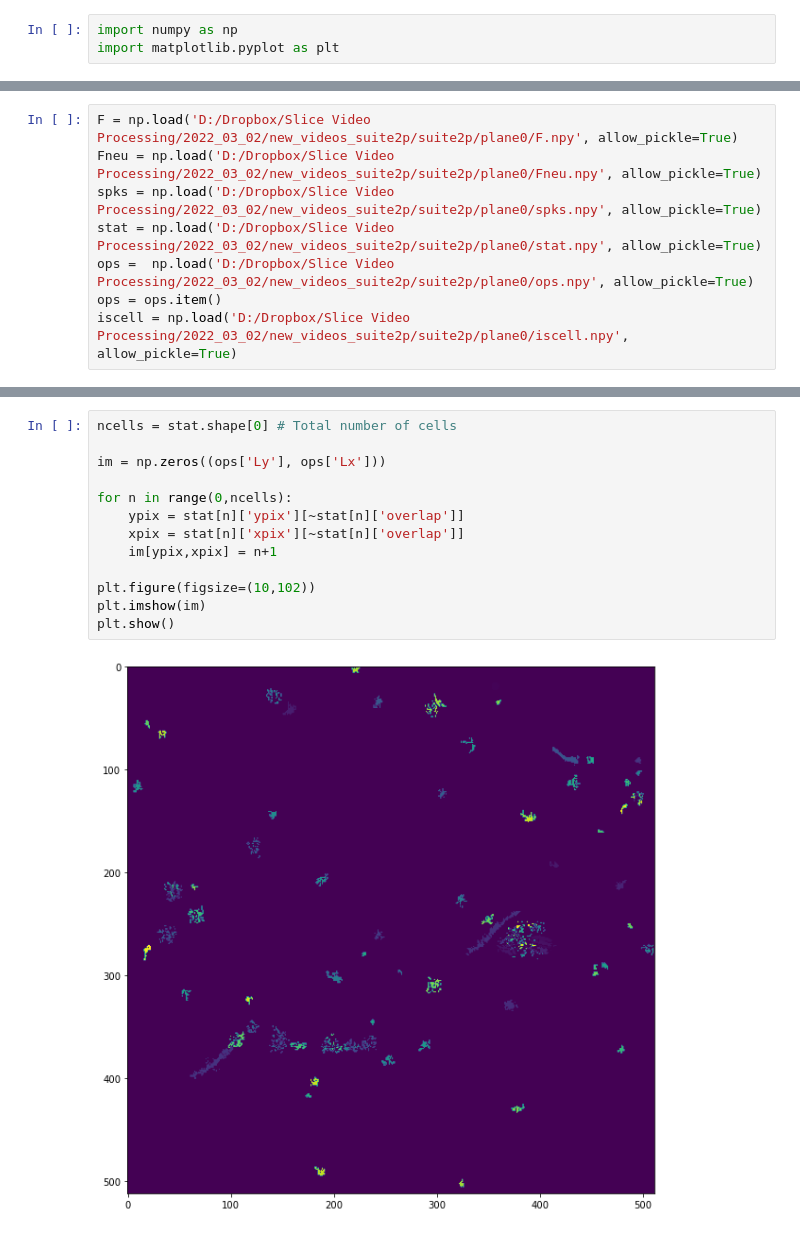
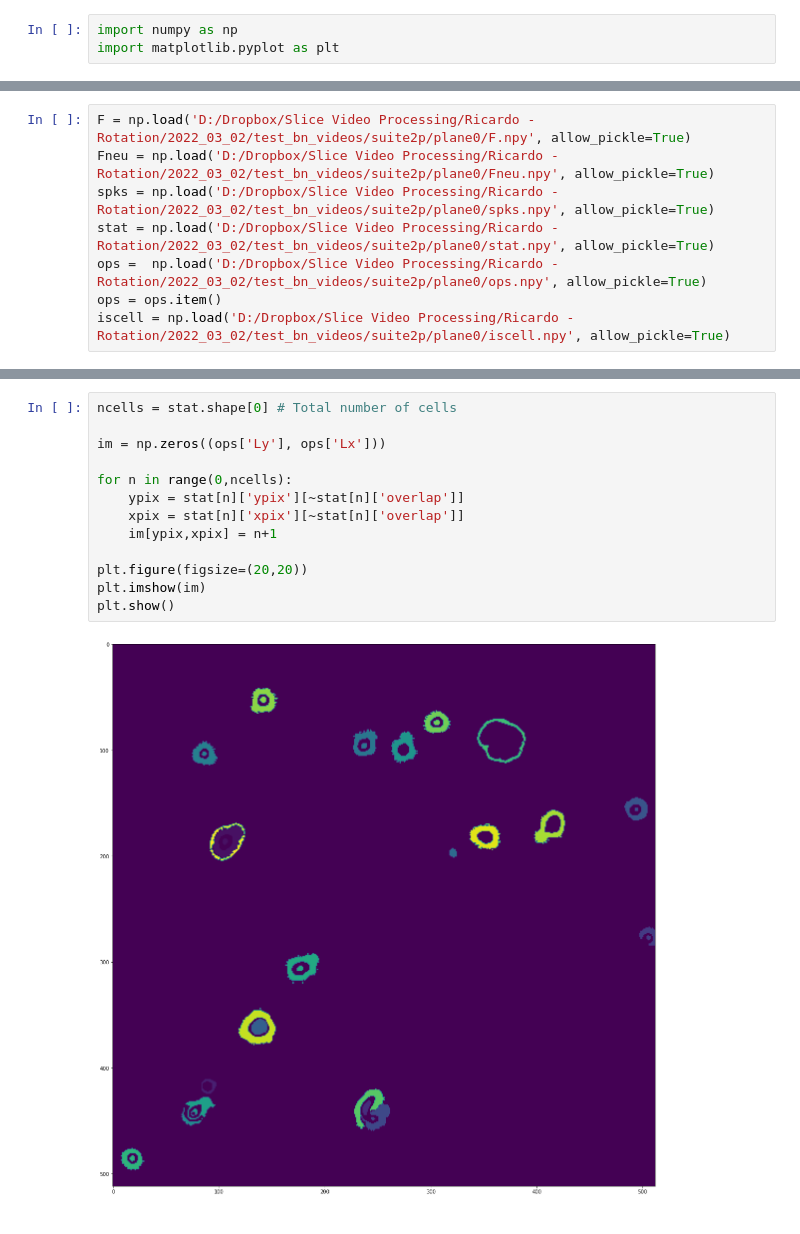
Before and after one commit to rdiazrincon/VTA_SNc, a Jupyter notebook: exploring_cells.ipynb, the cells around one changed output, grey strips where cells are left out. Cells and saved outputs as stored; diff of their text form.

```diff
--- a/exploring_cells.ipynb
+++ b/exploring_cells.ipynb
@@ -4,8 +6,8 @@ import matplotlib.pyplot as plt
 # %%
-F = np.load('D:/Dropbox/Slice Video Processing/2022_03_02/new_videos_suite2p/suite2p/plane0/F.npy', allow_pickle=True)
-Fneu = np.load('D:/Dropbox/Slice Video Processing/2022_03_02/new_videos_suite2p/suite2p/plane0/Fneu.npy', allow_pickle=True)
-spks = np.load('D:/Dropbox/Slice Video Processing/2022_03_02/new_videos_suite2p/suite2p/plane0/spks.npy', allow_pickle=True)
-stat = np.load('D:/Dropbox/Slice Video Processing/2022_03_02/new_videos_suite2p/suite2p/plane0/stat.npy', allow_pickle=True)
-ops =  np.load('D:/Dropbox/Slice Video Processing/2022_03_02/new_videos_suite2p/suite2p/plane0/ops.npy', allow_pickle=True)
+F = np.load('D:/Dropbox/Slice Video Processing/Ricardo - Rotation/2022_03_02/test_bn_videos/suite2p/plane0/F.npy', allow_pickle=True)
+Fneu = np.load('D:/Dropbox/Slice Video Processing/Ricardo - Rotation/2022_03_02/test_bn_videos/suite2p/plane0/Fneu.npy', allow_pickle=True)
+spks = np.load('D:/Dropbox/Slice Video Processing/Ricardo - Rotation/2022_03_02/test_bn_videos/suite2p/plane0/spks.npy', allow_pickle=True)
+stat = np.load('D:/Dropbox/Slice Video Processing/Ricardo - Rotation/2022_03_02/test_bn_videos/suite2p/plane0/stat.npy', allow_pickle=True)
+ops =  np.load('D:/Dropbox/Slice Video Processing/Ricardo - Rotation/2022_03_02/test_bn_videos/suite2p/plane0/ops.npy', allow_pickle=True)
 ops = ops.item()
-iscell = np.load('D:/Dropbox/Slice Video Processing/2022_03_02/new_videos_suite2p/suite2p/plane0/iscell.npy', allow_pickle=True)
+iscell = np.load('D:/Dropbox/Slice Video Processing/Ricardo - Rotation/2022_03_02/test_bn_videos/suite2p/plane0/iscell.npy', allow_pickle=True)
@@ -12,15 +42,15 @@ iscell = np.load('D:/Dropbox/Slice Video Processing/2022_03_02/new_videos_suite2
 # %%
 ncells = stat.shape[0] # Total number of cells
 
 im = np.zeros((ops['Ly'], ops['Lx']))
 
 for n in range(0,ncells):
     ypix = stat[n]['ypix'][~stat[n]['overlap']]
     xpix = stat[n]['xpix'][~stat[n]['overlap']]
     im[ypix,xpix] = n+1
 
-plt.figure(figsize=(10,102))
+plt.figure(figsize=(20,20))
 plt.imshow(im)
 plt.show()
 # %% [output]
-[figure, old version]
+[figure, new version]
```
Also changed, not shown: parts of 5 cells of this notebook, 2 other files.
